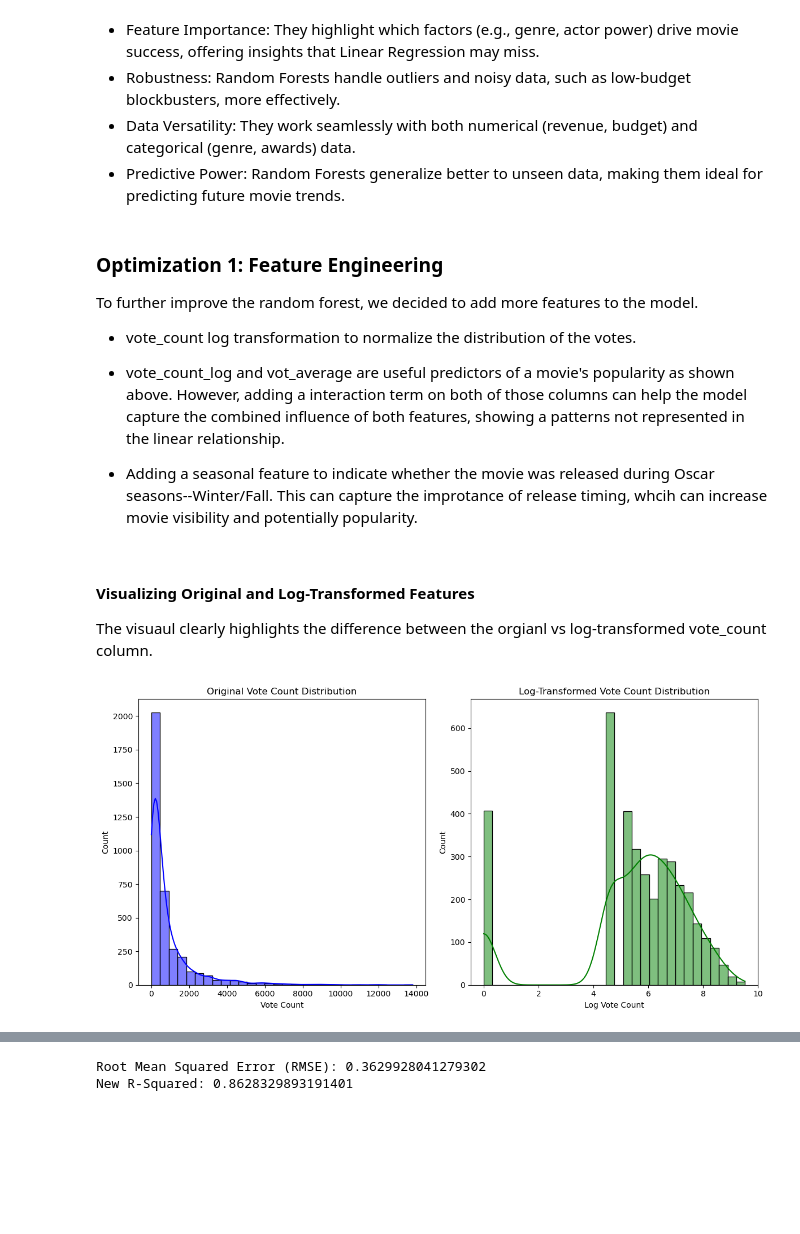
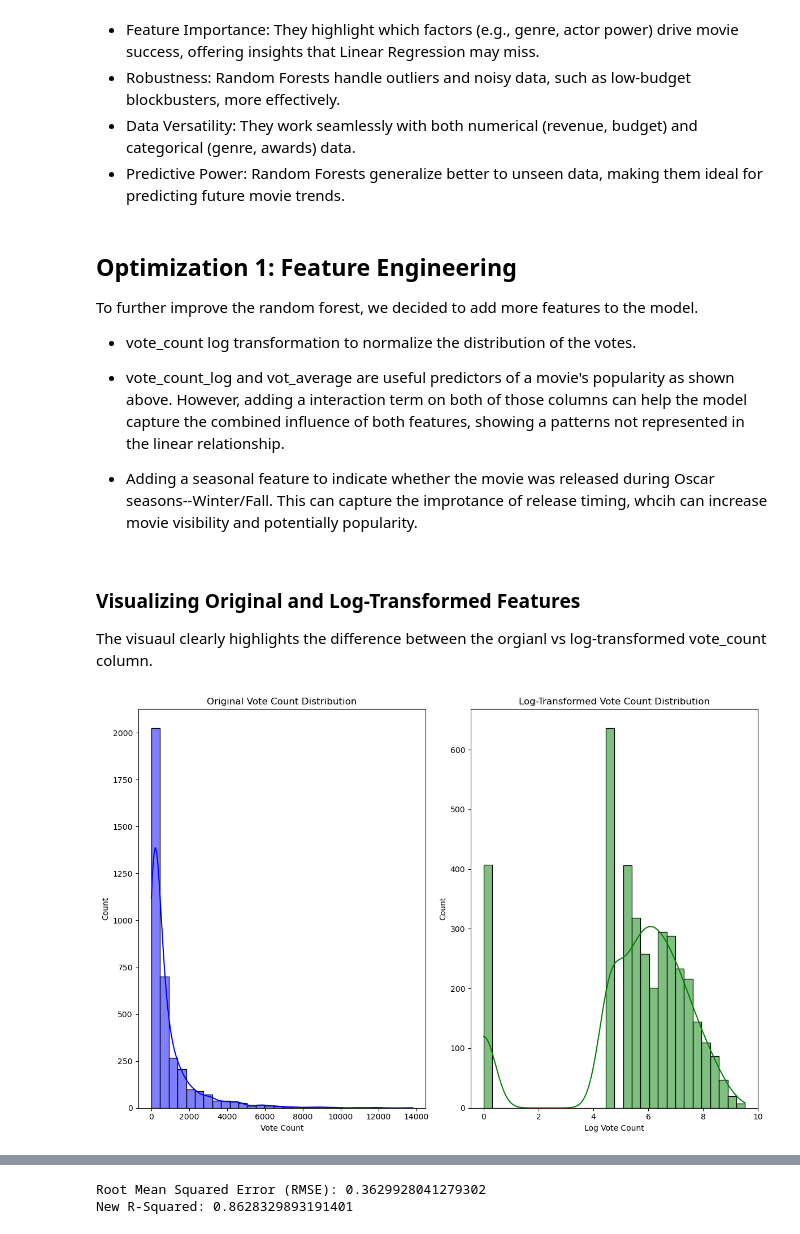
Before and after one commit to riosrose/UCB_project4_group6, a Jupyter notebook: movie_popularity_prediction.ipynb, the cells around one changed output, grey strips where cells are left out. Drawn from its saved outputs; the diff is of its cells as text; code cells hidden in the pictures; blank space fills up the shorter version.

```diff
--- a/movie_prediction.ipynb
+++ b/movie_popularity_prediction.ipynb
@@ -1587,7 +1589,7 @@ The group chose to optimize the Random Forest model over Linear Regression for t
 - Data Versatility: They work seamlessly with both numerical (revenue, budget) and categorical (genre, awards) data.
 - Predictive Power: Random Forests generalize better to unseen data, making them ideal for predicting future movie trends.
 # %% [markdown]
-### Optimization 1: Feature Engineering
+## Optimization 1: Feature Engineering
 
 To further improve the random forest, we decided to add more features to the model.
 
@@ -1599,26 +1601,27 @@ To further improve the random forest, we decided to add more features to the mod
 # Apply log transformation to vote_count
 forest_df['vote_count_log'] = np.log1p(regression_df['vote_count'])
 # %% [markdown]
-#### Visualizing Original and Log-Transformed Features
+### Visualizing Original and Log-Transformed Features
 
 The visuaul clearly highlights the difference between the orgianl vs log-transformed vote_count column.
 # %%
 # Create a distribution plot for both original and log-transformed data
-plt.figure(figsize=(12, 6))
+plt.figure(figsize=(12, 8))
 
 # Plot original vote_count distribution
 plt.subplot(1, 2, 1)
 sns.histplot(forest_df['vote_count'], kde=True, bins=30, color='blue')
 plt.title('Original Vote Count Distribution')
 plt.xlabel('Vote Count')
 
 # Plot log-transformed vote_count distribution
 plt.subplot(1, 2, 2)
 sns.histplot(forest_df['vote_count_log'], kde=True, bins=30, color='green')
 plt.title('Log-Transformed Vote Count Distribution')
 plt.xlabel('Log Vote Count')
 
+# Disply plot
 plt.tight_layout()
 plt.show()
 # %% [output]
-[figure, old version]
+[figure, new version]
```
Also changed, not shown: parts of 38 cells of this notebook.
